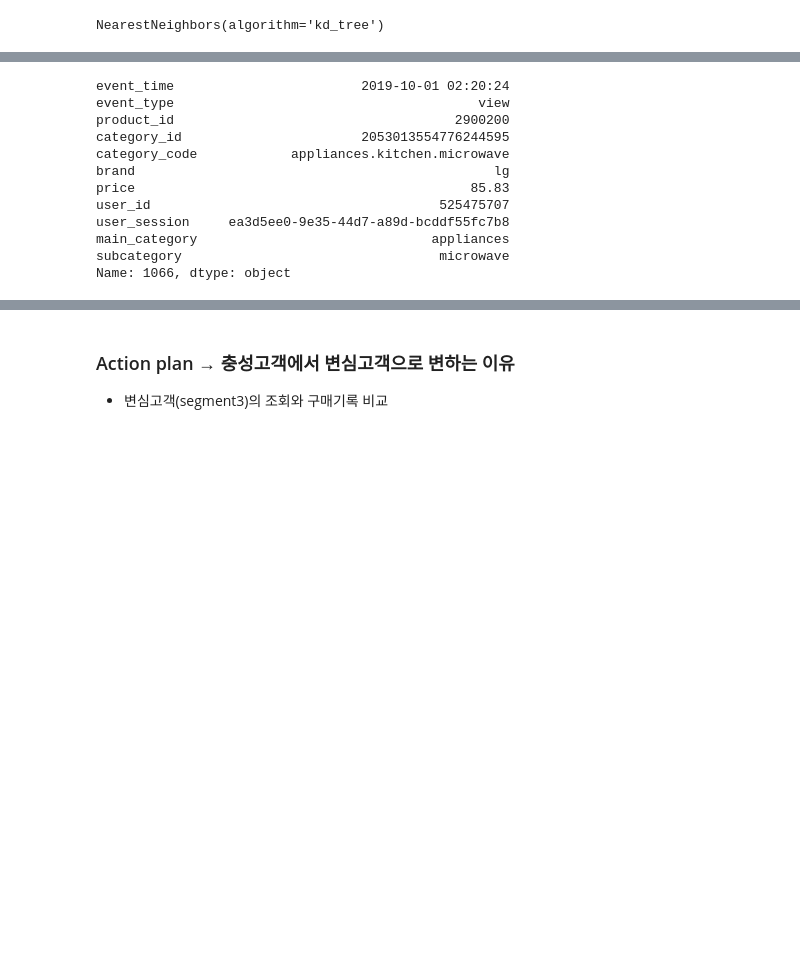
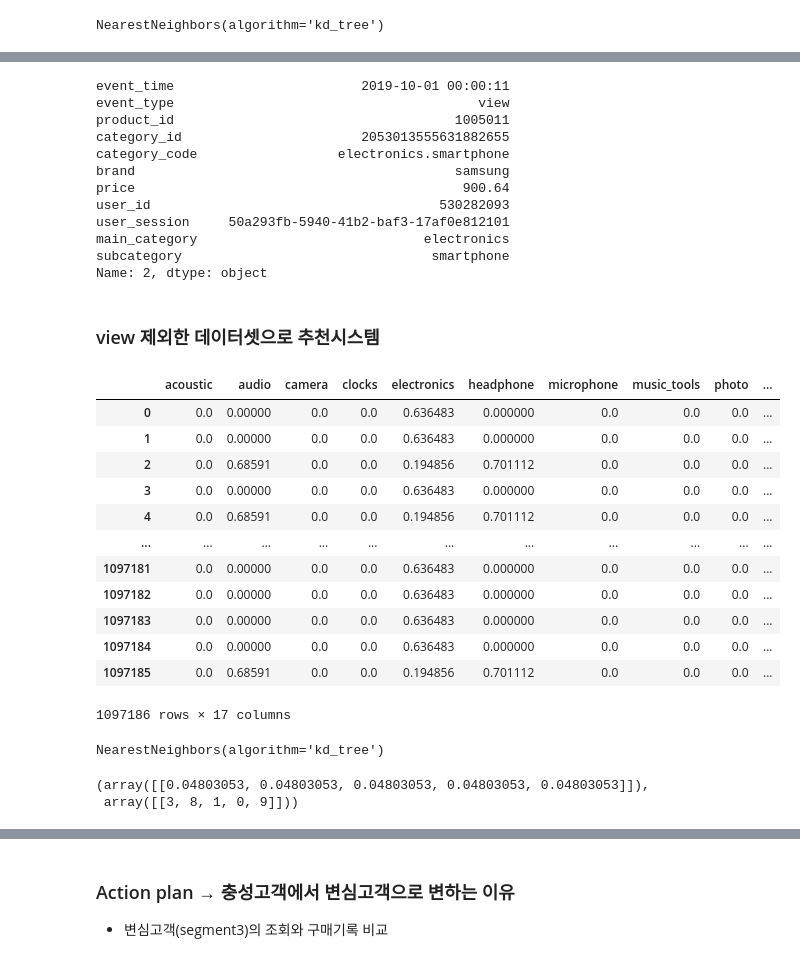
Before and after one commit to jiyoungemma/User-Log-data-analytics, a Jupyter notebook: ecommerce_user_log.ipynb, the cells around one changed output, grey strips where cells are left out. Drawn from its saved outputs; the diff is of its cells as text; code cells hidden in the pictures; blank space fills up the shorter version.

```diff
--- a/ecommerce_user_log.ipynb
+++ b/ecommerce_user_log.ipynb
@@ -1456,16 +1439,54 @@ subcategory                                 microwave
 Name: 5, dtype: object
 # %%
-major.loc[1066]
+major.loc[2]
 # %% [output]
-event_time                        2019-10-01 02:20:24
+event_time                        2019-10-01 00:00:11
 event_type                                       view
-product_id                                    2900200
-category_id                       2053013554776244595
-category_code            appliances.kitchen.microwave
-brand                                              lg
-price                                           85.83
-user_id                                     525475707
-user_session     ea3d5ee0-9e35-44d7-a89d-bcddf55fc7b8
-main_category                              appliances
-subcategory                                 microwave
-Name: 1066, dtype: object
+product_id                                    1005011
+category_id                       2053013555631882655
+category_code                  electronics.smartphone
+brand                                         samsung
+price                                          900.64
+user_id                                     530282093
+user_session     50a293fb-5940-41b2-baf3-17af0e812101
+main_category                             electronics
+subcategory                                smartphone
+Name: 2, dtype: object
+# %% [markdown]
+### view 제외한 데이터셋으로 추천시스템
+# %%
+elec_without_view = major.loc[~(major['event_type'] == 'view')]
+# %%
+elec_without_view = elec_without_view.reset_index(drop=True)
+# %%
+tfidf_without_view = TfidfVectorizer(stop_words='english', max_features=50)
+
+# Fit 후 dtm을 만듭니다.(문서, 단어마다 tf-idf 값을 계산합니다)
+dtm_tfidf_without_view = tfidf_without_view.fit_transform(elec_without_view['category_code'])
+
+dtm_tfidf_without_view = pd.DataFrame(dtm_tfidf_without_view.todense(), columns=tfidf_without_view.get_feature_names())
+dtm_tfidf_without_view
+# %% [output]
+|  | acoustic | audio | camera | clocks | electronics | headphone | microphone | music_tools | photo | ... |
+| 0 | 0.0 | 0.00000 | 0.0 | 0.0 | 0.636483 | 0.000000 | 0.0 | 0.0 | 0.0 | ... |
+| 1 | 0.0 | 0.00000 | 0.0 | 0.0 | 0.636483 | 0.000000 | 0.0 | 0.0 | 0.0 | ... |
+| 2 | 0.0 | 0.68591 | 0.0 | 0.0 | 0.194856 | 0.701112 | 0.0 | 0.0 | 0.0 | ... |
+| 3 | 0.0 | 0.00000 | 0.0 | 0.0 | 0.636483 | 0.000000 | 0.0 | 0.0 | 0.0 | ... |
+| 4 | 0.0 | 0.68591 | 0.0 | 0.0 | 0.194856 | 0.701112 | 0.0 | 0.0 | 0.0 | ... |
+| ... | ... | ... | ... | ... | ... | ... | ... | ... | ... | ... |
+| 1097181 | 0.0 | 0.00000 | 0.0 | 0.0 | 0.636483 | 0.000000 | 0.0 | 0.0 | 0.0 | ... |
+| 1097182 | 0.0 | 0.00000 | 0.0 | 0.0 | 0.636483 | 0.000000 | 0.0 | 0.0 | 0.0 | ... |
+| 1097183 | 0.0 | 0.00000 | 0.0 | 0.0 | 0.636483 | 0.000000 | 0.0 | 0.0 | 0.0 | ... |
+| 1097184 | 0.0 | 0.00000 | 0.0 | 0.0 | 0.636483 | 0.000000 | 0.0 | 0.0 | 0.0 | ... |
+| 1097185 | 0.0 | 0.68591 | 0.0 | 0.0 | 0.194856 | 0.701112 | 0.0 | 0.0 | 0.0 | ... |
+1097186 rows × 17 columns
+# %%
+nn_without_view = NearestNeighbors(n_neighbors=5, algorithm='kd_tree')
+nn_without_view.fit(dtm_tfidf_without_view)
+# %% [output]
+NearestNeighbors(algorithm='kd_tree')
+# %%
+nn_without_view.kneighbors([dtm_tfidf.iloc[5]])
+# %% [output]
+(array([[0.04803053, 0.04803053, 0.04803053, 0.04803053, 0.04803053]]),
+ array([[3, 8, 1, 0, 9]]))
```
Also changed, not shown: parts of 40 cells of this notebook.
